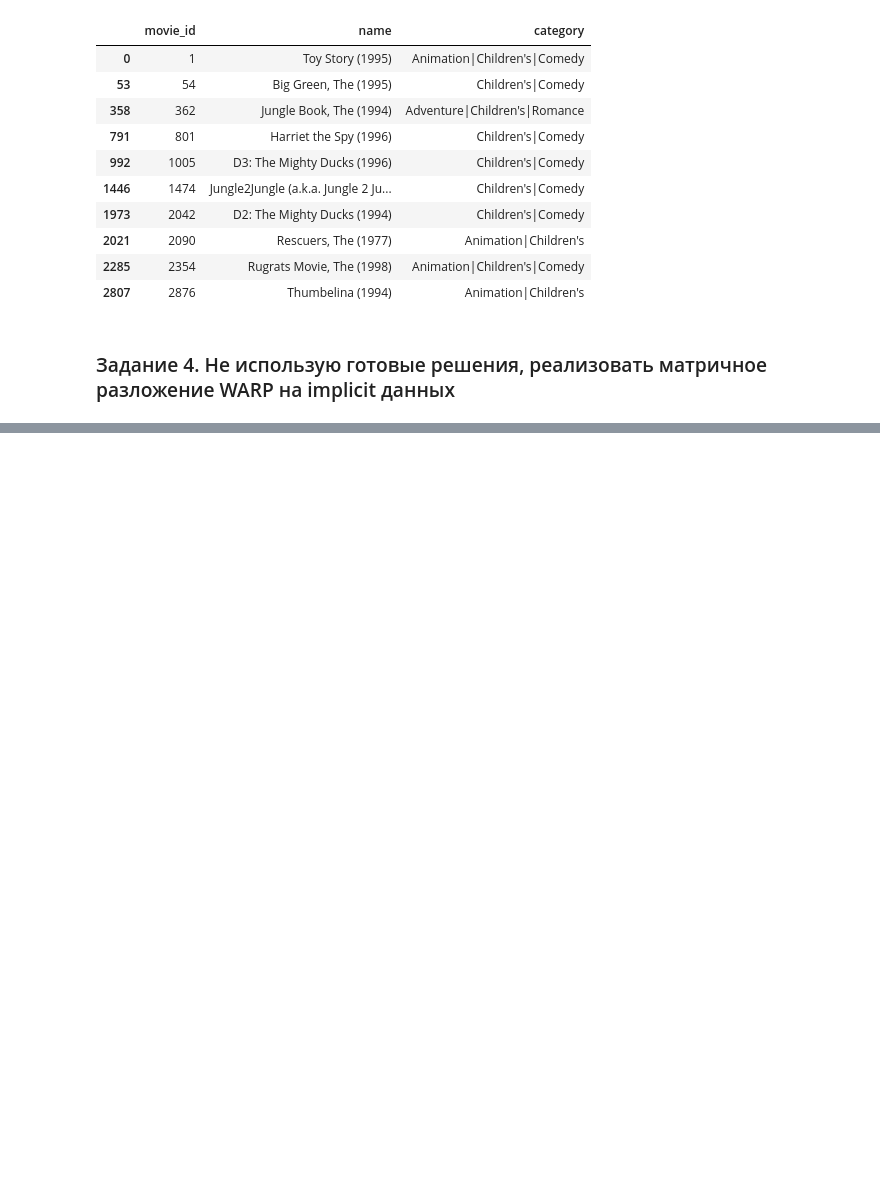
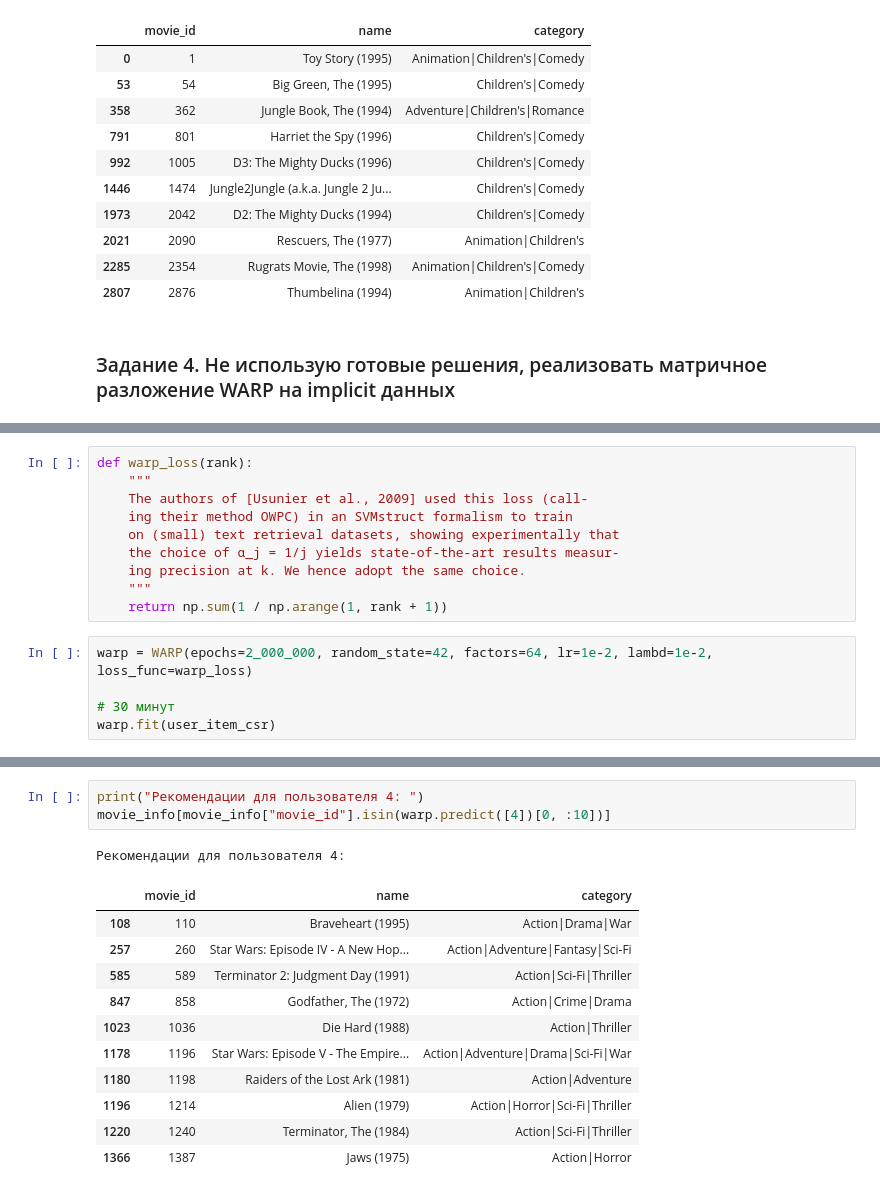
Before and after one commit to Howuhh/hse_recsys, a Jupyter notebook: hw1/HW_1_RECSYS_HSE.ipynb, the cells around one changed output, grey strips where cells are left out. Drawn from its saved outputs; the diff is of its cells as text; blank space fills up the shorter version.

```diff
--- a/hw1/HW_1_RECSYS_HSE.ipynb
+++ b/hw1/HW_1_RECSYS_HSE.ipynb
@@ -514,0 +596,15 @@ movie_info[movie_info["movie_id"].isin(bpr.similar_items([1]).flatten())]
+# %%
+def warp_loss(rank):
+    """
+    The authors of [Usunier et al., 2009] used this loss (call-
+    ing their method OWPC) in an SVMstruct formalism to train
+    on (small) text retrieval datasets, showing experimentally that
+    the choice of α_j = 1/j yields state-of-the-art results measur-
+    ing precision at k. We hence adopt the same choice.
+    """
+    return np.sum(1 / np.arange(1, rank + 1))
+# %%
+warp = WARP(epochs=2_000_000, random_state=42, factors=64, lr=1e-2, lambd=1e-2, loss_func=warp_loss)
+
+# 30 минут
+warp.fit(user_item_csr)
@@ -514,0 +622,16 @@ movie_info[movie_info["movie_id"].isin(bpr.similar_items([1]).flatten())]
+# %%
+print("Рекомендации для пользователя 4: ")
+movie_info[movie_info["movie_id"].isin(warp.predict([4])[0, :10])]
+# %% [output]
+Рекомендации для пользователя 4:
+|  | movie_id | name | category |
+| 108 | 110 | Braveheart (1995) | Action|Drama|War |
+| 257 | 260 | Star Wars: Episode IV - A New Hop... | Action|Adventure|Fantasy|Sci-Fi |
+| 585 | 589 | Terminator 2: Judgment Day (1991) | Action|Sci-Fi|Thriller |
+| 847 | 858 | Godfather, The (1972) | Action|Crime|Drama |
+| 1023 | 1036 | Die Hard (1988) | Action|Thriller |
+| 1178 | 1196 | Star Wars: Episode V - The Empire... | Action|Adventure|Drama|Sci-Fi|War |
+| 1180 | 1198 | Raiders of the Lost Ark (1981) | Action|Adventure |
+| 1196 | 1214 | Alien (1979) | Action|Horror|Sci-Fi|Thriller |
+| 1220 | 1240 | Terminator, The (1984) | Action|Sci-Fi|Thriller |
+| 1366 | 1387 | Jaws (1975) | Action|Horror |
```
Also changed, not shown: parts of 6 cells of this notebook.
